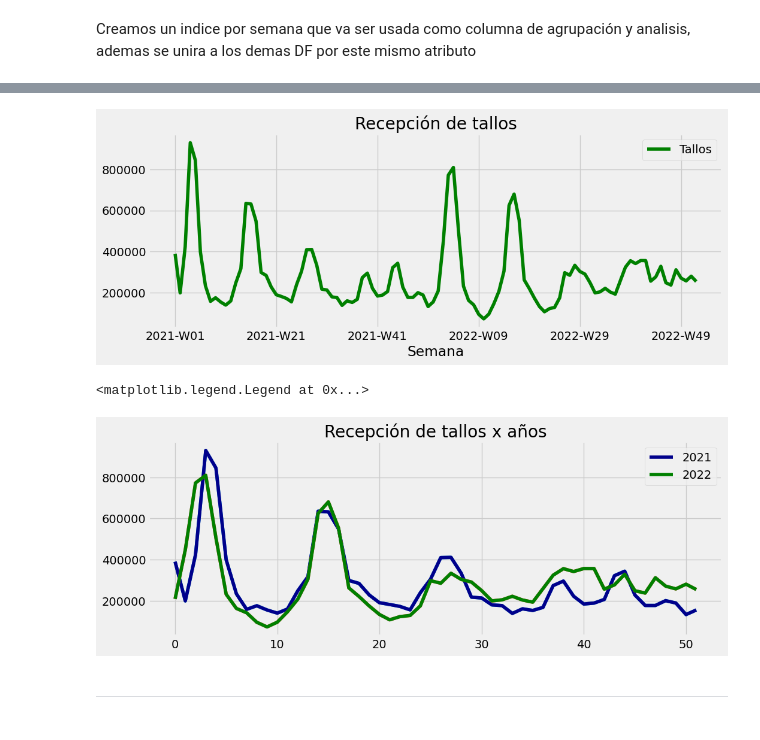
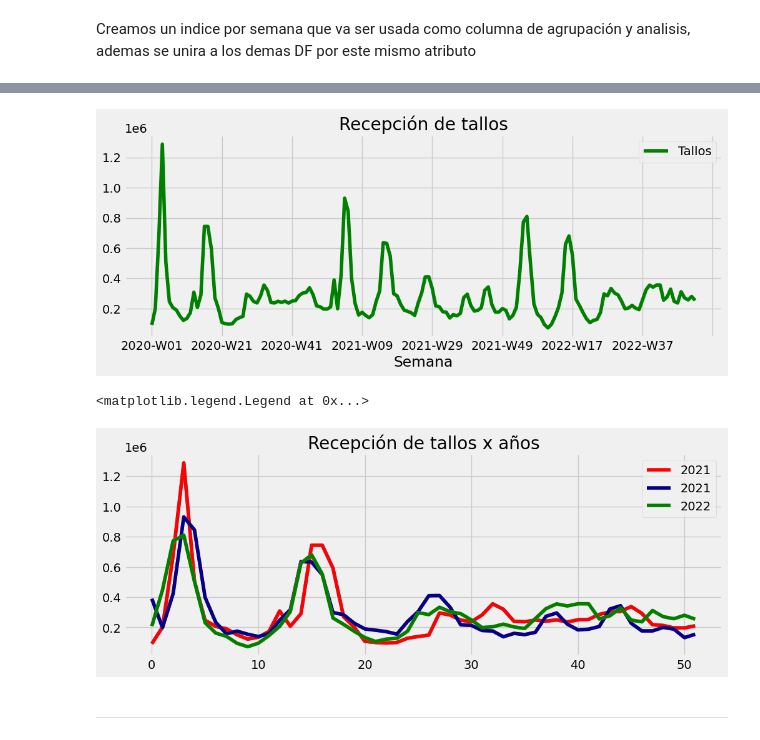
Before and after one commit to angelamejia804/TimeSeries, a Jupyter notebook: Recepcion_Sarimax_3_2021_2022_Exogen_Var.ipynb, the cells around one changed output, grey strips where cells are left out. Drawn from its saved outputs; the diff is of its cells as text; code cells hidden in the pictures.

```diff
--- a/Recepcion_Sarimax_3_2021_2022_Exogen_Var.ipynb
+++ b/Recepcion_Sarimax_3_2021_2022_Exogen_Var.ipynb
@@ -143,10 +125,14 @@ df_recepcion_test.head()
 # %%
-df_recepcion_.plot(kind='line',y='Tallos',color='green')
+df_recepcion.plot(kind='line',y='Tallos',color='green')
 plt.title("Recepción de tallos")
 plt.show()
 # %% [output]
-[figure, old version]
+[figure, new version]
 # %%
+df_rec_2021 = df_recepcion.loc['2020-W01':'2020-W53']
+plt.plot(df_rec_2021.values)
+plt.plot(df_rec_2021.values, color='red',label='2021' )
+
 df_rec_2021 = df_recepcion.loc['2021-W01':'2021-W53']
 plt.plot(df_rec_2021.values)
 plt.plot(df_rec_2021.values, color='darkblue',label='2021' )
@@ -164,7 +150,7 @@ plt.title("Recepción de tallos x años")
 plt.legend()
 # %% [output]
 <matplotlib.legend.Legend at 0x...>
-[figure, old version]
+[figure, new version]
 # %% [markdown]
 --------------------- ----------------------- ---------------------              ----------------------------------------- ---------
 # %% [markdown]
```
Also changed, not shown: parts of 9 cells of this notebook.
